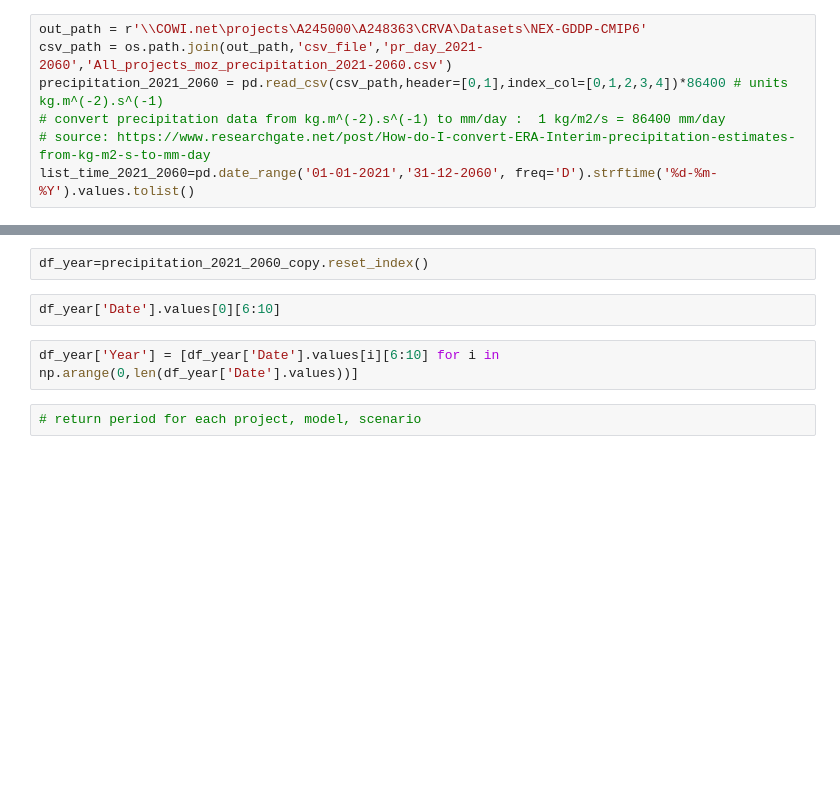
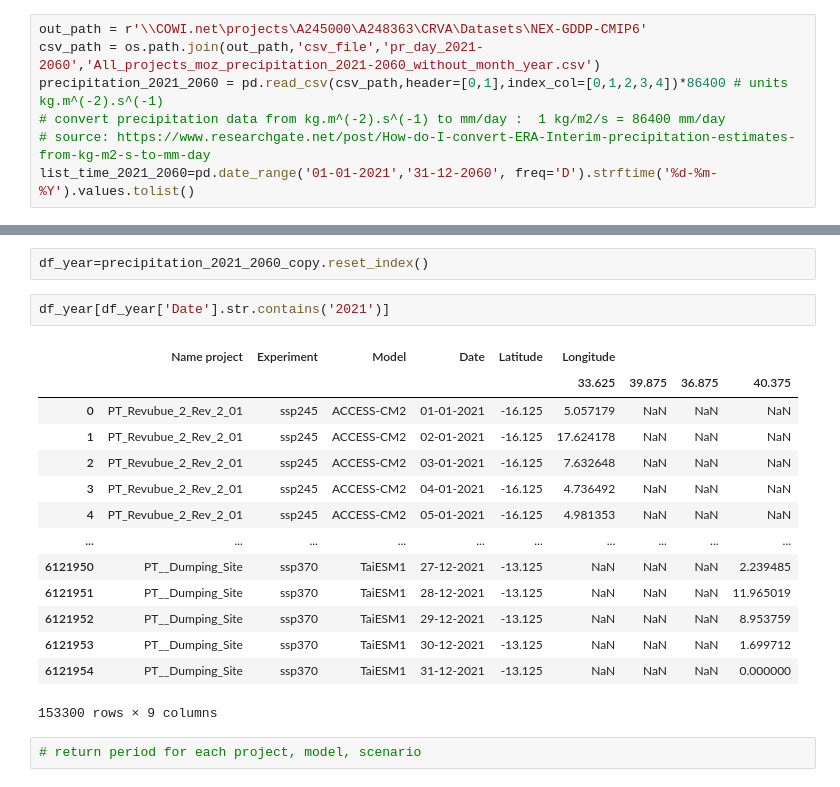
Before and after one commit to RaphaelPB/CRVA_tool, a Jupyter notebook: Functions_Indicators_precipitation.ipynb, the cells around one changed output, grey strips where cells are left out. Cells and saved outputs as stored; diff of their text form; blank space fills up the shorter version.

```diff
--- a/Functions_Indicators_precipitation.ipynb
+++ b/Functions_Indicators_precipitation.ipynb
@@ -18,7 +16,7 @@ import math
 # import data
 # %%
 out_path = r'\\COWI.net\projects\A245000\A248363\CRVA\Datasets\NEX-GDDP-CMIP6'
-csv_path = os.path.join(out_path,'csv_file','pr_day_2021-2060','All_projects_moz_precipitation_2021-2060.csv')
+csv_path = os.path.join(out_path,'csv_file','pr_day_2021-2060','All_projects_moz_precipitation_2021-2060_without_month_year.csv')
 precipitation_2021_2060 = pd.read_csv(csv_path,header=[0,1],index_col=[0,1,2,3,4])*86400 # units kg.m^(-2).s^(-1)
 # convert precipitation data from kg.m^(-2).s^(-1) to mm/day :  1 kg/m2/s = 86400 mm/day
 # source: https://www.researchgate.net/post/How-do-I-convert-ERA-Interim-precipitation-estimates-from-kg-m2-s-to-mm-day
@@ -27,10 +25,23 @@ list_time_2021_2060=pd.date_range('01-01-2021','31-12-2060', freq='D').strftime(
 precipitation_2021_2060_copy = precipitation_2021_2060.copy(deep=True)
 # %%
 df_year=precipitation_2021_2060_copy.reset_index()
-# %%
-df_year['Date'].values[0][6:10]
-# %%
-df_year['Year'] = [df_year['Date'].values[i][6:10] for i in np.arange(0,len(df_year['Date'].values))]
+# %%
+df_year[df_year['Date'].str.contains('2021')]
+# %% [output]
+|  | Name project | Experiment | Model | Date | Latitude | Longitude |  |  |  |
+|  |  |  |  |  |  | 33.625 | 39.875 | 36.875 | 40.375 |
+| 0 | PT_Revubue_2_Rev_2_01 | ssp245 | ACCESS-CM2 | 01-01-2021 | -16.125 | 5.057179 | NaN | NaN | NaN |
+| 1 | PT_Revubue_2_Rev_2_01 | ssp245 | ACCESS-CM2 | 02-01-2021 | -16.125 | 17.624178 | NaN | NaN | NaN |
+| 2 | PT_Revubue_2_Rev_2_01 | ssp245 | ACCESS-CM2 | 03-01-2021 | -16.125 | 7.632648 | NaN | NaN | NaN |
+| 3 | PT_Revubue_2_Rev_2_01 | ssp245 | ACCESS-CM2 | 04-01-2021 | -16.125 | 4.736492 | NaN | NaN | NaN |
+| 4 | PT_Revubue_2_Rev_2_01 | ssp245 | ACCESS-CM2 | 05-01-2021 | -16.125 | 4.981353 | NaN | NaN | NaN |
+| ... | ... | ... | ... | ... | ... | ... | ... | ... | ... |
+| 6121950 | PT__Dumping_Site | ssp370 | TaiESM1 | 27-12-2021 | -13.125 | NaN | NaN | NaN | 2.239485 |
+| 6121951 | PT__Dumping_Site | ssp370 | TaiESM1 | 28-12-2021 | -13.125 | NaN | NaN | NaN | 11.965019 |
+| 6121952 | PT__Dumping_Site | ssp370 | TaiESM1 | 29-12-2021 | -13.125 | NaN | NaN | NaN | 8.953759 |
+| 6121953 | PT__Dumping_Site | ssp370 | TaiESM1 | 30-12-2021 | -13.125 | NaN | NaN | NaN | 1.699712 |
+| 6121954 | PT__Dumping_Site | ssp370 | TaiESM1 | 31-12-2021 | -13.125 | NaN | NaN | NaN | 0.000000 |
+153300 rows × 9 columns
 # %%
 # return period for each project, model, scenario
 # %%
```
Also changed, not shown: parts of 2 cells of this notebook, 2 other files.
